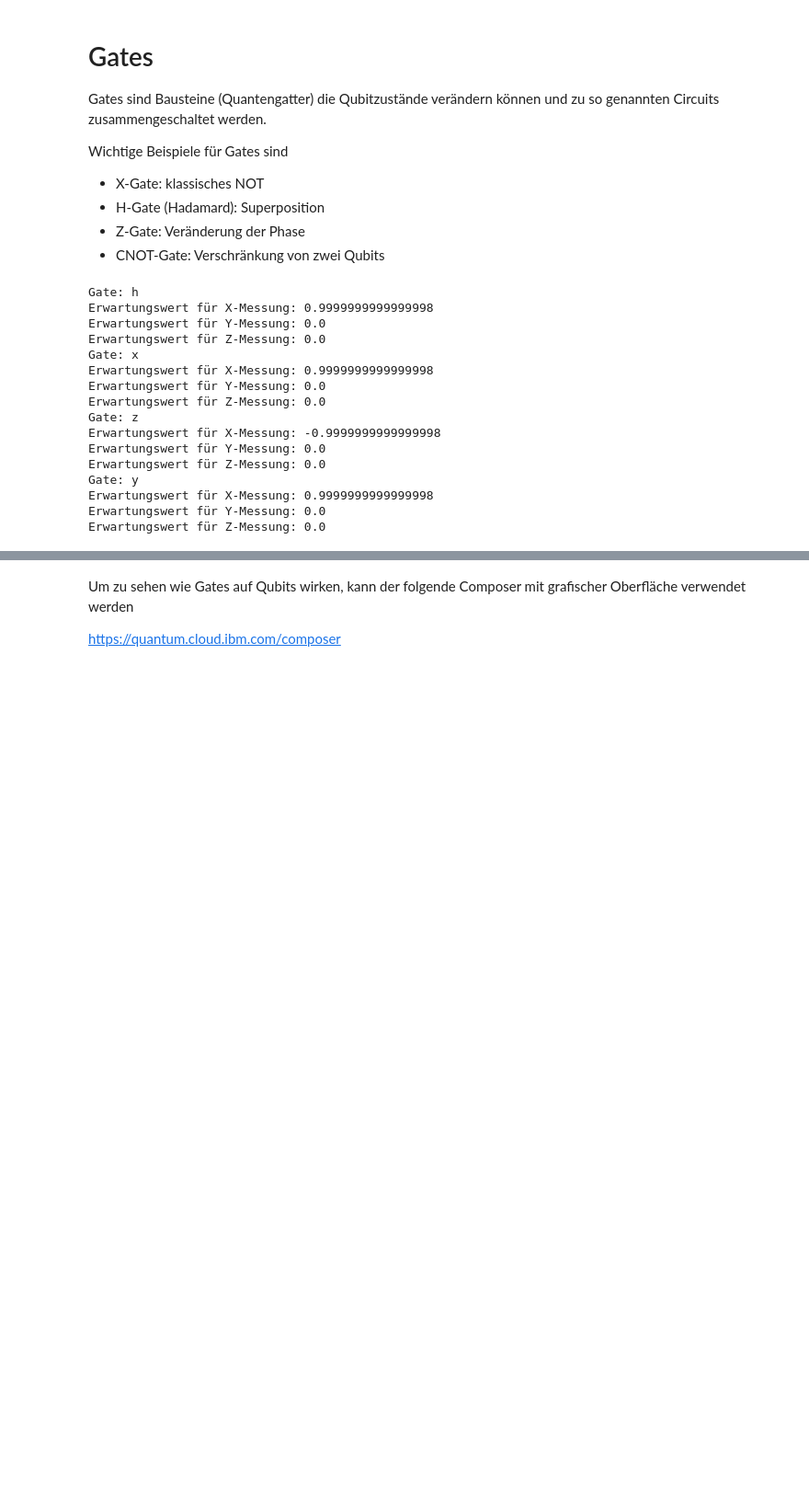
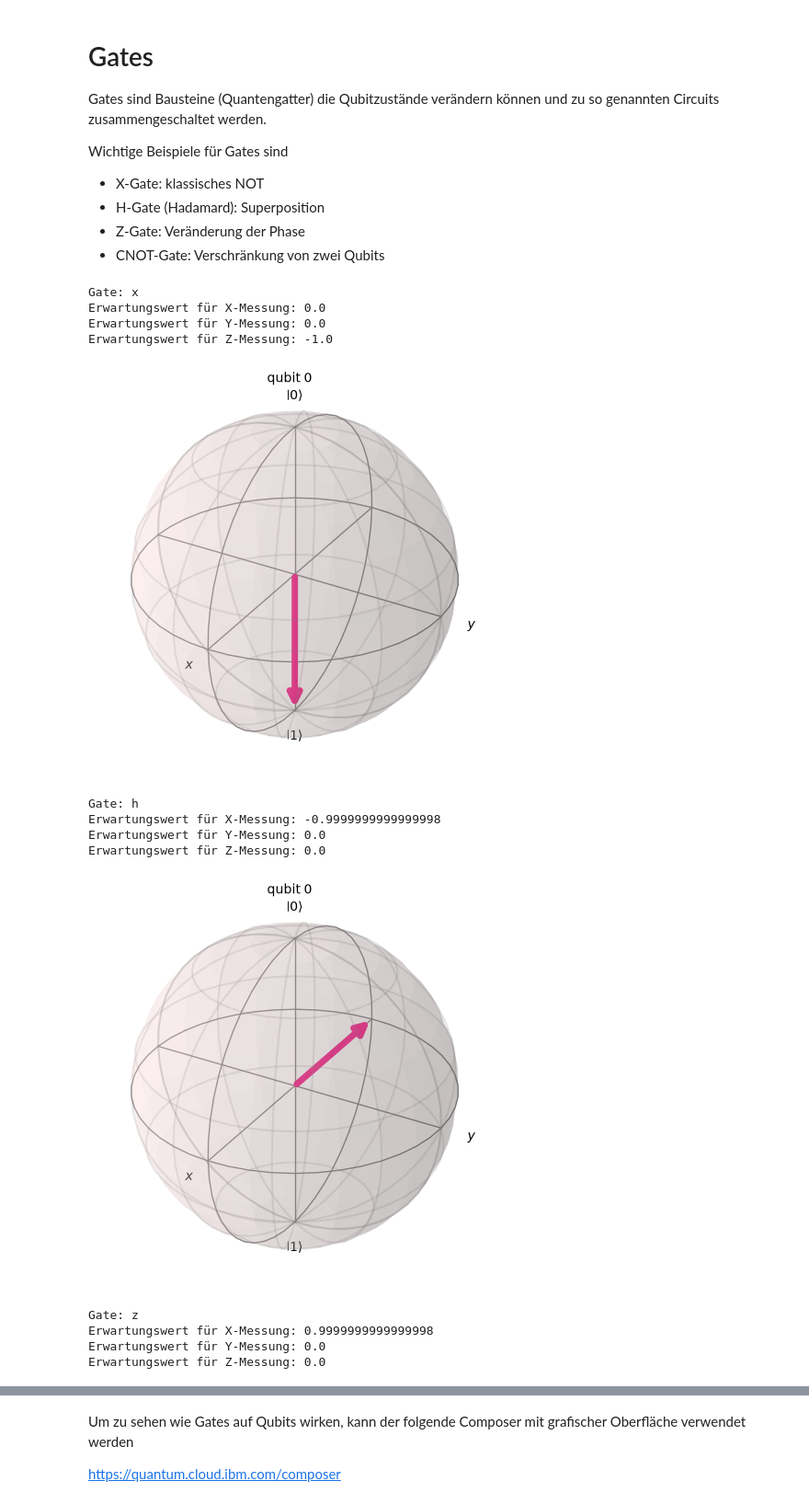
Before and after one commit to MelB18/EasyQuanten, a Jupyter notebook: ErsteSchritte.ipynb, the cells around one changed output, grey strips where cells are left out. Shown at 92% size. Saved outputs shown, nothing was run; the diff lists cells and outputs as text; code cells hidden in the pictures; blank space fills up the shorter version.

```diff
--- a/ErsteSchritte.ipynb
+++ b/ErsteSchritte.ipynb
@@ -504,41 +486,41 @@ Wichtige Beispiele für Gates sind
 * CNOT-Gate: Verschränkung von zwei Qubits
 # %%
 qc = QuantumCircuit(1)
+qc.x(0)
 qc.h(0)
-qc.x(0)
 qc.z(0)
-qc.y(0)
+
 
 #Anfangszustand
 state = Statevector.from_label("0")
 
 for gate in qc.data:
 
   state = state.evolve(gate.operation)
 
   x = state.expectation_value(Pauli("X"))
   y = state.expectation_value(Pauli("Y"))
   z = state.expectation_value(Pauli("Z"))
-  print("Gate:", gate.operation.name)
+  print("\nGate:", gate.operation.name)
   print(f"Erwartungswert für X-Messung: {x}")
   print(f"Erwartungswert für Y-Messung: {y}")
   print(f"Erwartungswert für Z-Messung: {z}")
 
-  plot_bloch_multivector(state)
+  fig = plot_bloch_multivector(state)
+  display(fig)
+  plt.close(fig)
 # %% [output]
-Gate: h
-Erwartungswert für X-Messung: 0.9999999999999998
+Gate: x
+Erwartungswert für X-Messung: 0.0
 Erwartungswert für Y-Messung: 0.0
-Erwartungswert für Z-Messung: 0.0
-Gate: x
-Erwartungswert für X-Messung: 0.9999999999999998
-Erwartungswert für Y-Messung: 0.0
-Erwartungswert für Z-Messung: 0.0
-Gate: z
-Erwartungswert für X-Messung: -0.9999999999999998
-Erwartungswert für Y-Messung: 0.0
-Erwartungswert für Z-Messung: 0.0
-Gate: y
-Erwartungswert für X-Messung: 0.9999999999999998
-Erwartungswert für Y-Messung: 0.0
-Erwartungswert für Z-Messung: 0.0
+Erwartungswert für Z-Messung: -1.0
+[figure, added]
+Gate: h
+Erwartungswert für X-Messung: -0.9999999999999998
+Erwartungswert für Y-Messung: 0.0
+Erwartungswert für Z-Messung: 0.0
+[figure, added]
+Gate: z
+Erwartungswert für X-Messung: 0.9999999999999998
+Erwartungswert für Y-Messung: 0.0
+Erwartungswert für Z-Messung: 0.0
```
Also changed, not shown: parts of 2 cells of this notebook.
